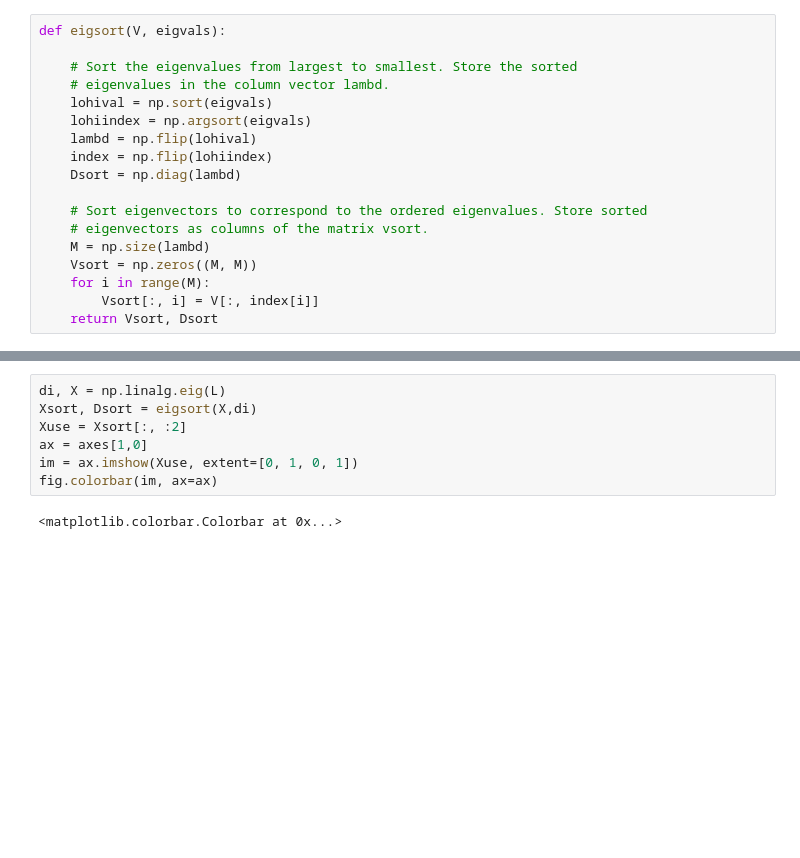
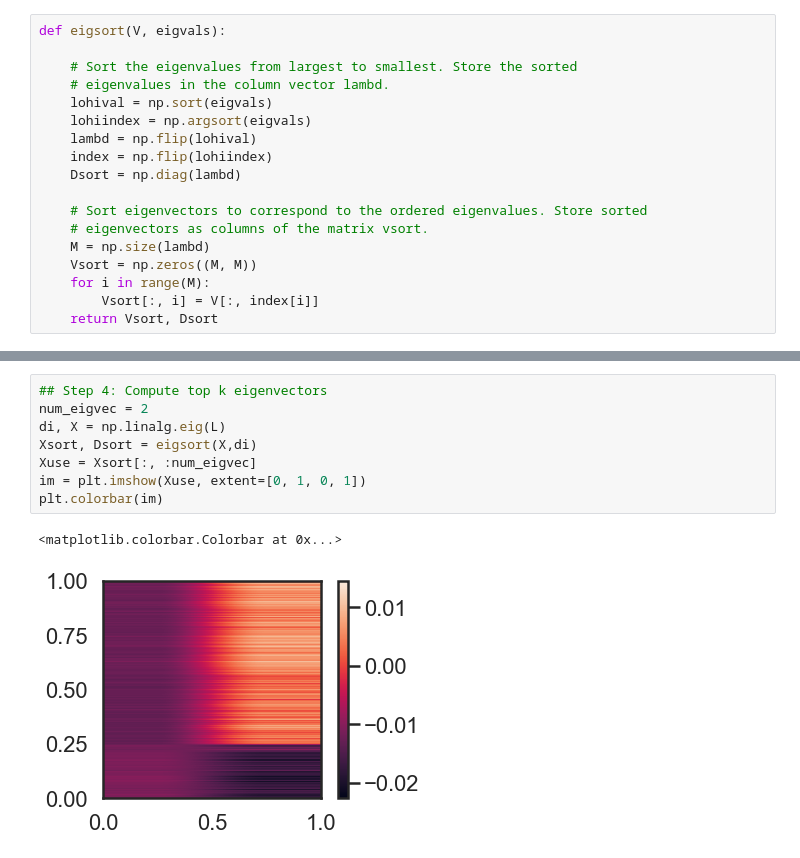
Before and after one commit to teddybeargun/COGS118B, a Jupyter notebook: spectral.ipynb, the cells around one changed output, grey strips where cells are left out. Drawn from its saved outputs; the diff is of its cells as text; blank space fills up the shorter version.

```diff
--- a/spectral.ipynb
+++ b/spectral.ipynb
@@ -93,10 +111,12 @@ fig.colorbar(im, ax=ax)
 # %%
+## Step 4: Compute top k eigenvectors
+num_eigvec = 2
 di, X = np.linalg.eig(L)
 Xsort, Dsort = eigsort(X,di)
-Xuse = Xsort[:, :2]
-ax = axes[1,0]
-im = ax.imshow(Xuse, extent=[0, 1, 0, 1])
-fig.colorbar(im, ax=ax)
+Xuse = Xsort[:, :num_eigvec]
+im = plt.imshow(Xuse, extent=[0, 1, 0, 1])
+plt.colorbar(im)
 # %% [output]
 <matplotlib.colorbar.Colorbar at 0x...>
+[figure, added]
 # %%
```
Also changed, not shown: parts of 17 cells of this notebook.
